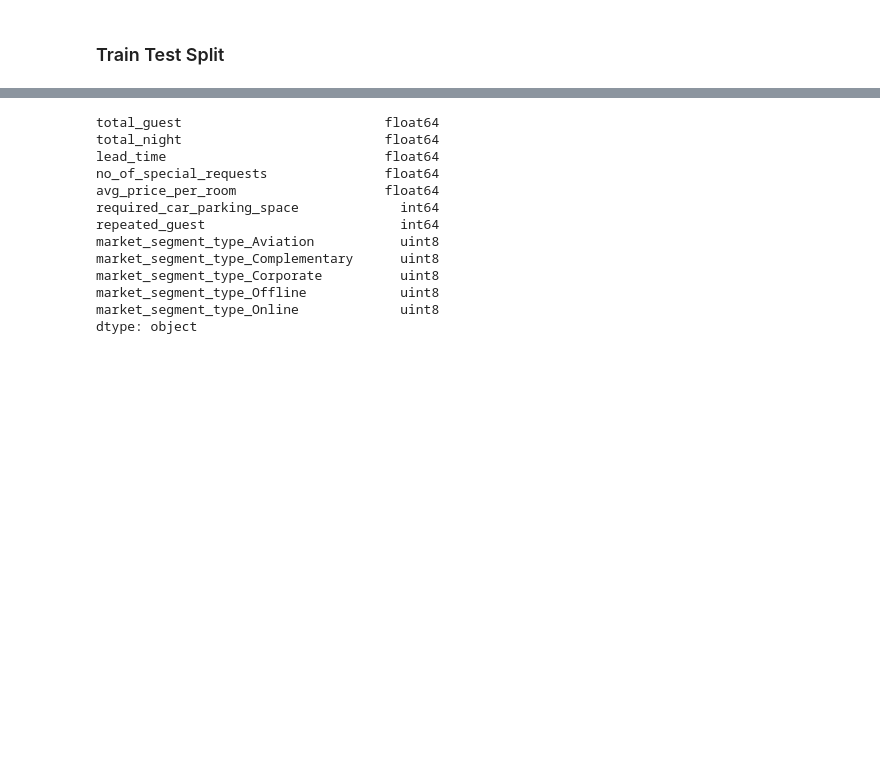
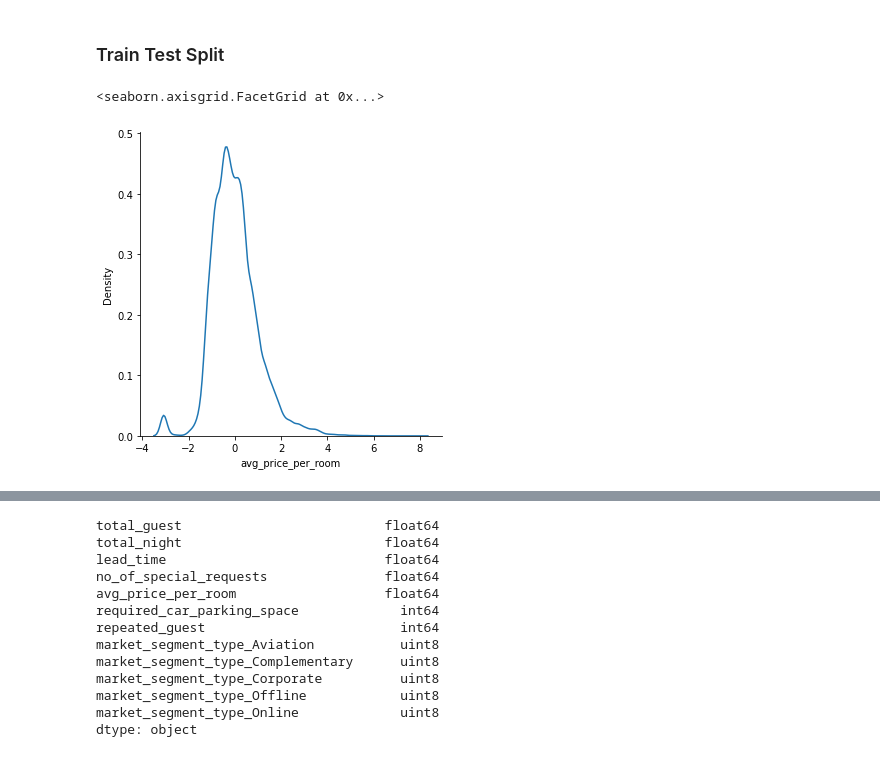
Before and after one commit to Nas-virat/Hotel_reservation, a Jupyter notebook: Hotel Reservation.ipynb, the cells around one changed output, grey strips where cells are left out. Cells and saved outputs as stored; diff of their text form; code cells hidden in the pictures; blank space fills up the shorter version.

```diff
--- a/Hotel Reservation.ipynb
+++ b/Hotel Reservation.ipynb
@@ -582,3 +595,8 @@ X_train[feature_num] = sc.fit_transform(X_train[feature_num])
 
 # normalize the test data
 X_test[feature_num] = sc.transform(X_test[feature_num])
+# %%
+sns.displot(X_train,x="avg_price_per_room", kind="kde")
+# %% [output]
+<seaborn.axisgrid.FacetGrid at 0x...>
+[figure, added]
```
Also changed, not shown: parts of 13 cells of this notebook.
